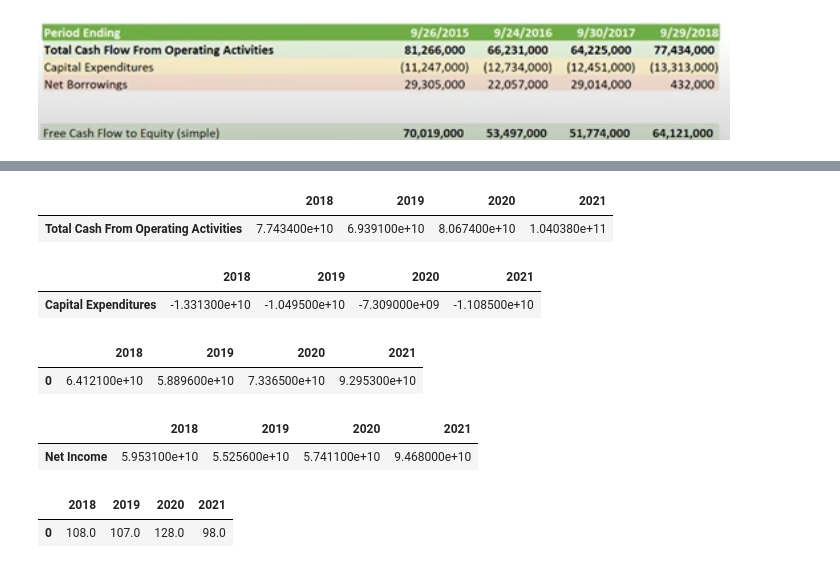
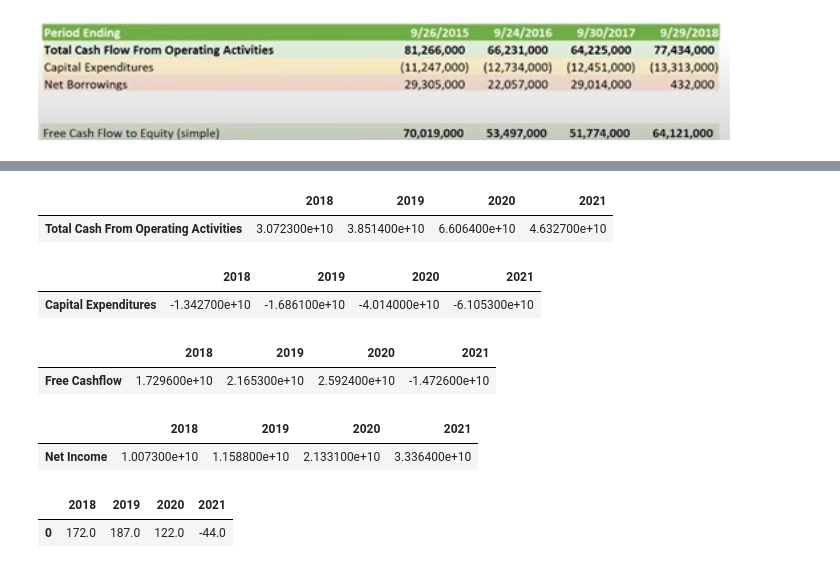
Before and after one commit to weronikazak/Intrinsic_Value, a Jupyter notebook: DCF2.ipynb, the cells around one changed output, grey strips where cells are left out. Saved outputs shown, nothing was run; the diff lists cells and outputs as text; code cells hidden in the pictures.

```diff
--- a/DCF2.ipynb
+++ b/DCF2.ipynb
@@ -33,7 +8,20 @@ DatetimeIndex(['2021-09-25', '2020-09-26', '2019-09-28', '2018-09-29'], dtype='d
+# %%
+tick = "AMZN"
+# %%
+i = yf.Ticker(tick).info
+
+b = yf.Ticker(tick).balance_sheet
+b = b[b.columns[::-1]]
+b.columns = pd.DatetimeIndex(b.columns).year
+
+c = yf.Ticker(tick).cashflow
+c = c[c.columns[::-1]]
+c.columns = pd.DatetimeIndex(c.columns).year
+
+f = yf.Ticker(tick).financials
+f = f[f.columns[::-1]]
+f.columns = pd.DatetimeIndex(f.columns).year
+
+a = yf.Ticker(tick).analysis["Growth"].to_frame().T
 # %% [markdown]
 ![image.png](attachment:image.png)
-# %%
-c = yf.Ticker("AAPL").cashflow
-c = c[c.columns[::-1]]
-c.columns = pd.DatetimeIndex(c.columns).year
-c
@@ -60,28 +30,29 @@ CPO = c.loc["Total Cash From Operating Activities"].to_frame().T
 CPO
 # %% [output]
 |  | 2018 | 2019 | 2020 | 2021 |
-| Total Cash From Operating Activities | 7.743400e+10 | 6.939100e+10 | 8.067400e+10 | 1.040380e+11 |
+| Total Cash From Operating Activities | 3.072300e+10 | 3.851400e+10 | 6.606400e+10 | 4.632700e+10 |
 # %%
 CAPEX = c.loc["Capital Expenditures"].to_frame().T
 CAPEX
 # %% [output]
 |  | 2018 | 2019 | 2020 | 2021 |
-| Capital Expenditures | -1.331300e+10 | -1.049500e+10 | -7.309000e+09 | -1.108500e+10 |
+| Capital Expenditures | -1.342700e+10 | -1.686100e+10 | -4.014000e+10 | -6.105300e+10 |
 # %%
 FCF = (CPO.iloc[0] + CAPEX.iloc[0]).to_frame().T
+FCF.index = ["Free Cashflow"]
 FCF
 # %% [output]
 |  | 2018 | 2019 | 2020 | 2021 |
-| 0 | 6.412100e+10 | 5.889600e+10 | 7.336500e+10 | 9.295300e+10 |
+| Free Cashflow | 1.729600e+10 | 2.165300e+10 | 2.592400e+10 | -1.472600e+10 |
 # %%
 net_income = c.loc["Net Income"].to_frame().T
 net_income
 # %% [output]
 |  | 2018 | 2019 | 2020 | 2021 |
-| Net Income | 5.953100e+10 | 5.525600e+10 | 5.741100e+10 | 9.468000e+10 |
+| Net Income | 1.007300e+10 | 1.158800e+10 | 2.133100e+10 | 3.336400e+10 |
 # %%
 FFCE_net_income = round((FCF.iloc[0] / net_income.iloc[0]) * 100).to_frame().T
 FFCE_net_income
 # %% [output]
 |  | 2018 | 2019 | 2020 | 2021 |
-| 0 | 108.0 | 107.0 | 128.0 | 98.0 |
+| 0 | 172.0 | 187.0 | 122.0 | -44.0 |
```
Also changed, not shown: parts of 40 cells of this notebook.
